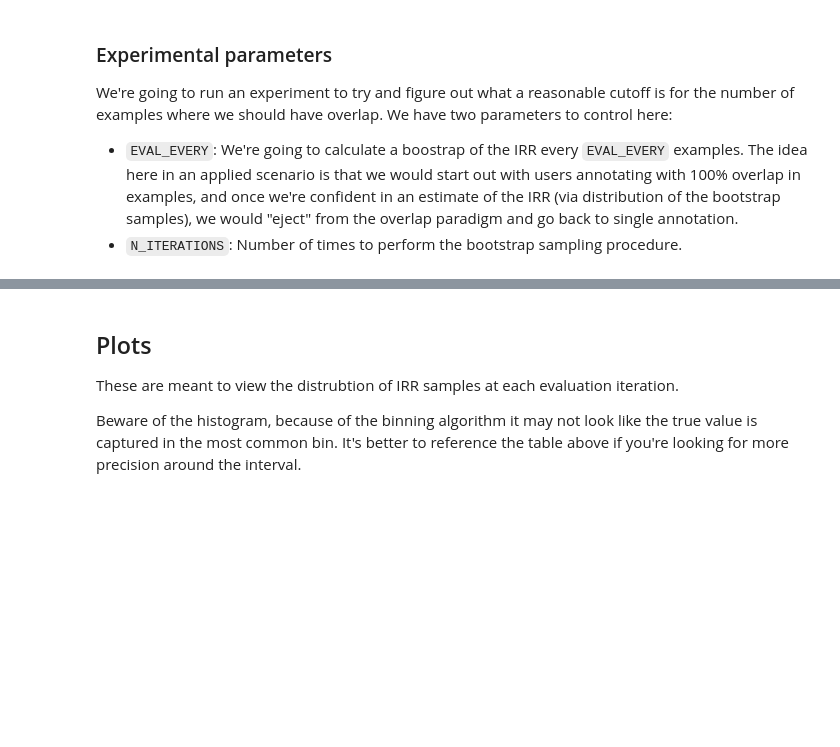
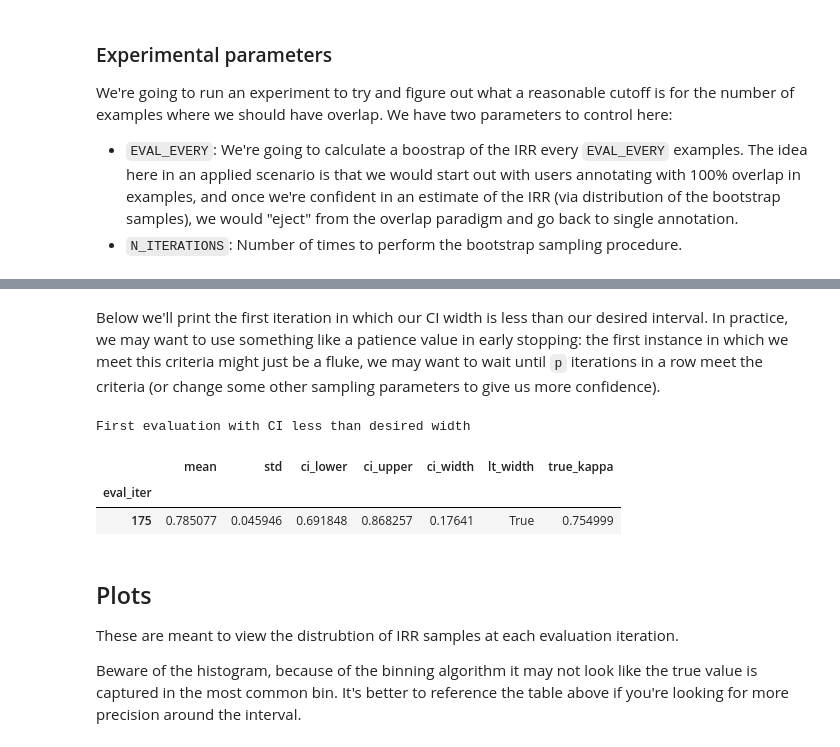
Before and after one commit to pmbaumgartner/irr-bootstrap-sim, a Jupyter notebook: bootstrap.ipynb, the cells around one changed output, grey strips where cells are left out. Cells and saved outputs as stored; diff of their text form; code cells hidden in the pictures; blank space fills up the shorter version.

```diff
--- a/bootstrap.ipynb
+++ b/bootstrap.ipynb
@@ -146,3 +146,13 @@ df.groupby("eval_iter").agg(
+# %% [markdown]
+Below we'll print the first iteration in which our CI width is less than our desired interval. In practice, we may want to use something like a patience value in early stopping: the first instance in which we meet this criteria might just be a fluke, we may want to wait until `p` iterations in a row meet the criteria (or change some other sampling parameters to give us more confidence).
+# %%
+print("First evaluation with CI less than desired width")
+bootstrap_stats_df.query("lt_width").head(1)
+# %% [output]
+First evaluation with CI less than desired width
+|  | mean | std | ci_lower | ci_upper | ci_width | lt_width | true_kappa |
+| eval_iter |  |  |  |  |  |  |  |
+| 175 | 0.785077 | 0.045946 | 0.691848 | 0.868257 | 0.17641 | True | 0.754999 |
 # %% [markdown]
 ## Plots
 These are meant to view the distrubtion of IRR samples at each evaluation iteration.
```
Also changed, not shown: parts of 7 cells of this notebook.
